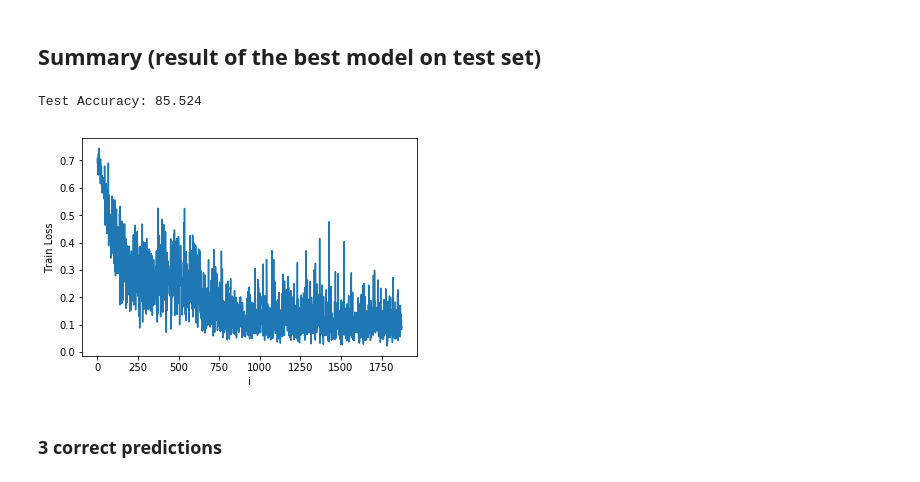
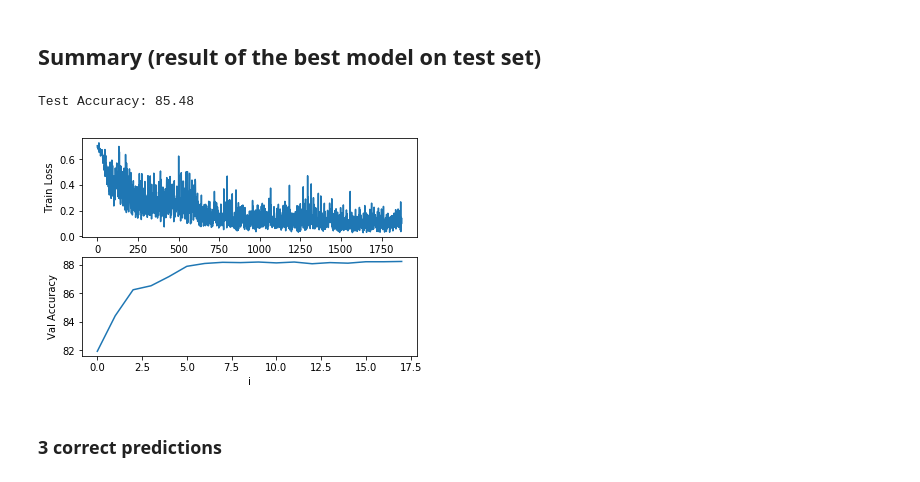
Before and after one commit to allenlsj/nlp18, a Jupyter notebook: HW1/HW1_ctd.ipynb, the cells around one changed output. Saved outputs shown, nothing was run; the diff lists cells and outputs as text; code cells hidden in the pictures.

```diff
--- a/HW1/HW1_ctd.ipynb
+++ b/HW1/HW1_ctd.ipynb
@@ -1741,7 +1741,7 @@ Val Accuracy: 50.6
 # %% [markdown]
 ## Summary (result of the best model on test set)
 # %%
-def train_proc(model, train_loader, test_loader, lr, adj, ep, optim, lr_decay=0, pl=False):
+def test_proc(model, train_loader, val_loader, test_loader, lr, adj, ep, optim, lr_decay=0, pl=False, pl_val=False):
     criterion = torch.nn.CrossEntropyLoss()
     if optim == 'Adam':
         optimizer = torch.optim.Adam(model.parameters(), lr=lr)
@@ -1752,6 +1752,7 @@ def train_proc(model, train_loader, test_loader, lr, adj, ep, optim, lr_decay=0,
         scheduler = StepLR(optimizer, step_size=1, gamma=lr_decay)
 
     train_ls = []
+    val_ls = []
     for epoch in range(ep):
         if adj:
             scheduler.step()
@@ -1763,24 +1764,38 @@ def train_proc(model, train_loader, test_loader, lr, adj, ep, optim, lr_decay=0,
             loss = criterion(outputs, label_batch)
             loss.backward()
             optimizer.step()
-            train.append(loss)
+            train_ls.append(loss)
+
+            if i > 0 and i % 100 == 0:
+                val_acc = test_model(val_loader, model)
+                val_ls.append(val_acc)
+#                 print('Epoch: [{}/{}], Step: [{}/{}], Validation Acc: {}'.format(
+#                     epoch+1, ep, i+1, len(train_loader), val_acc))
 
     test_acc  = test_model(test_loader, model)
     print('Test Accuracy: {}'.format(test_acc))
 
     if pl:
+        plt.subplot(2, 1, 1)
         plt.plot(train_ls)
         plt.xlabel("i")
         plt.ylabel("Train Loss")
 
+    if pl_val:
+        plt.subplot(2, 1, 2)
+        plt.plot(val_ls)
+        plt.xlabel("i")
+        plt.ylabel("Val Accuracy")
+
+
     return test_acc, model
 # %%
 emb_size = 100
 model_best = BagOfNgram(len(id2token_n1), emb_size)
-test_acc, model = train_proc(model_best, train_loader_n1, test_loader_n1, 0.01, True, 3, 'Adam', 0.1, pl=True)
+test_acc, model = test_proc(model_best, train_loader_n1, val_loader_n1, test_loader_n1, 0.01, True, 3, 'Adam', 0.1, pl=True, pl_val=True)
 # %% [output]
-Test Accuracy: 85.524
+Test Accuracy: 85.48
-[figure, old version]
+[figure, new version]
 # %%
 model.eval()
 index = []
```
